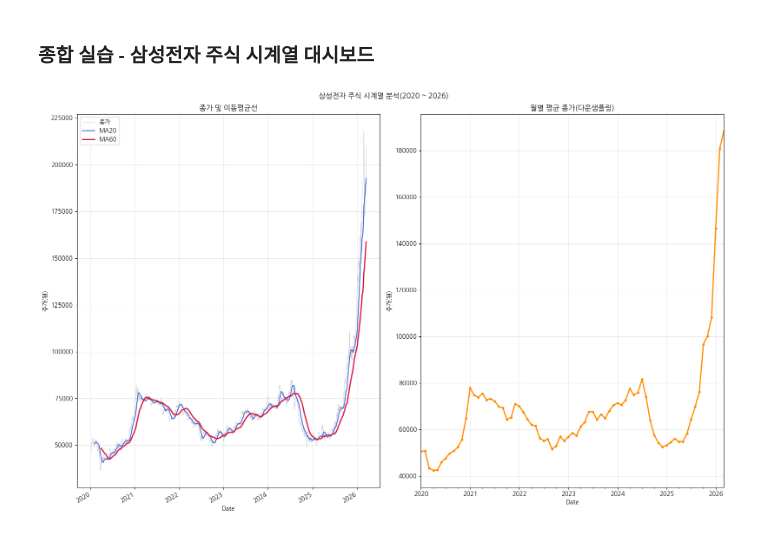
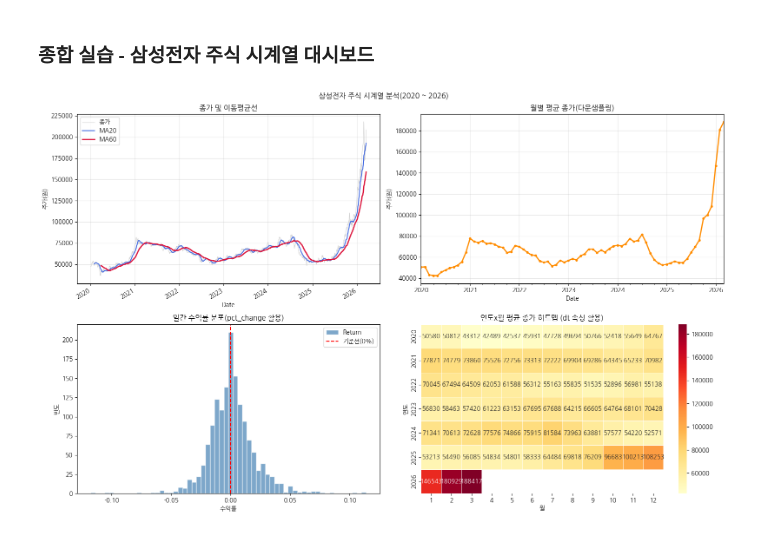
Before and after one commit to hjiwoong/bigdata, a Jupyter notebook: 시계열데이터분석.ipynb, the cells around one changed output. Drawn from its saved outputs; the diff is of its cells as text; code cells hidden in the pictures.

```diff
--- a/시계열데이터분석.ipynb
+++ b/시계열데이터분석.ipynb
@@ -821,34 +844,52 @@ plt.show()
 # %%
 df_all = df_f.copy()
 
 #파생 변수 생성
 df_all['MA20'] = df_all['Close'].rolling(20).mean() #20일 이동 평균(20일치 종가의 평균)
 df_all['MA60'] = df_all['Close'].rolling(60).mean()
 df_all['Return'] = df_all['Close'].pct_change() #일간 수익률 계산(전일 대비 종가 변화율)
 df_all['year'] = df_all.index.year
 df_all['month'] = df_all.index.month
 
 #대시보드 레이아웃
-fig, axes = plt.subplots(1,2,figsize=(16,10))
+fig, axes = plt.subplots(2,2,figsize=(16,10))
 fig.suptitle('삼성전자 주식 시계열 분석(2020 ~ 2026)')
 
-ax = axes[0]
-df_all['Close'].plot(ax=axes[0], color='lightgray', linewidth=0.8, label='종가')
-df_all['MA20'].plot(ax=axes[0], color='royalblue', linewidth=1.5, label='MA20')
-df_all['MA60'].plot(ax=axes[0], color='crimson', linewidth=2, label='MA60')
+#[0,0] 종가 + 이동평균선
+ax = axes[0][0]
+df_all['Close'].plot(ax=ax, color='lightgray', linewidth=0.8, label='종가')
+df_all['MA20'].plot(ax=ax, color='royalblue', linewidth=1.5, label='MA20')
+df_all['MA60'].plot(ax=ax, color='crimson', linewidth=2, label='MA60')
 ax.set_title('종가 및 이동평균선')
 ax.set_ylabel('주가(원)')
 ax.legend()
 ax.grid(True, alpha=0.3)
 
-ax = axes[1]
+#[0,1] 월별 평균 종가 (resample 'MS')
+ax = axes[0][1]
 monthly_avg = df_all['Close'].resample('MS').mean()
-monthly_avg.plot(ax=axes[1], color='darkorange', linewidth=2, marker='o',markersize=3)
+monthly_avg.plot(ax=ax, color='darkorange', linewidth=2, marker='o',markersize=3)
 ax.set_title('월별 평균 종가(다운샘플링)')
 ax.set_ylabel('주가(원)')
 ax.grid(True, alpha=0.3)
 
+#[1,0] 일간 수익률 분포 (pct_change + shift 개념)
+ax = axes[1][0]
+df_all['Return'].dropna().plot(ax=ax, kind='hist', bins=60, color='steelblue',edgecolor='white',alpha=0.7)
+ax.axvline(0,color='red', linewidth=1.5, linestyle='--', label='기준선(0%)')
+ax.set_title('일간 수익률 분포(pct_change 활용)')
+ax.set_xlabel('수익률')
+ax.set_ylabel('빈도')
+ax.legend()
+
+#[1,1] 연도별 분기 평균 종가 히트맵 (dt 속성 + groupby)
+pivot = df_all.pivot_table(values='Close', index='year', columns='month', aggfunc='mean')
+sns.heatmap(pivot.round(0),ax=axes[1][1],cmap='YlOrRd',fmt='.0f',annot=True, linewidths=0.5)
+axes[1][1].set_title('연도x월 평균 종가 히트맵 (dt 속성 활용)')
+axes[1][1].set_xlabel('월')
+axes[1][1].set_ylabel('연도')
+
 plt.tight_layout()
 plt.show()
 # %% [output]
-[figure, old version]
+[figure, new version]
```
Also changed, not shown: parts of 12 cells of this notebook.
